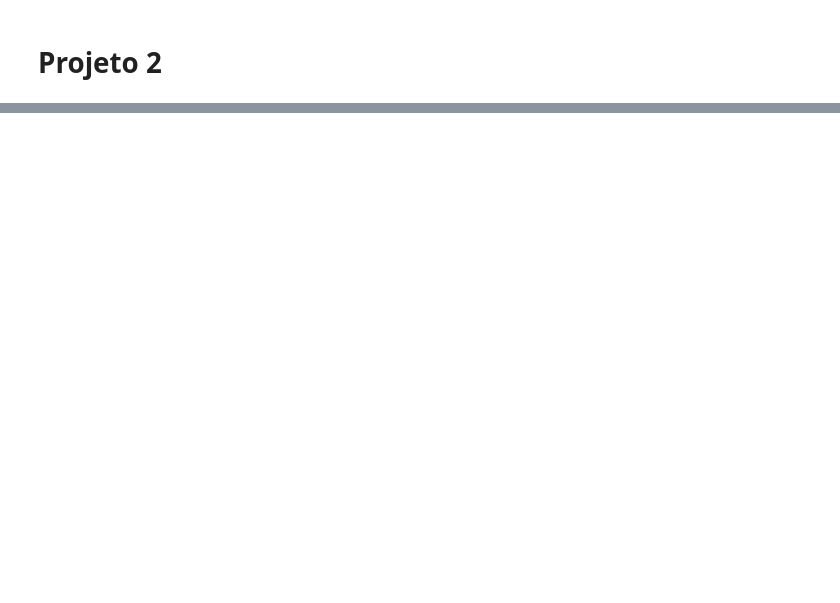
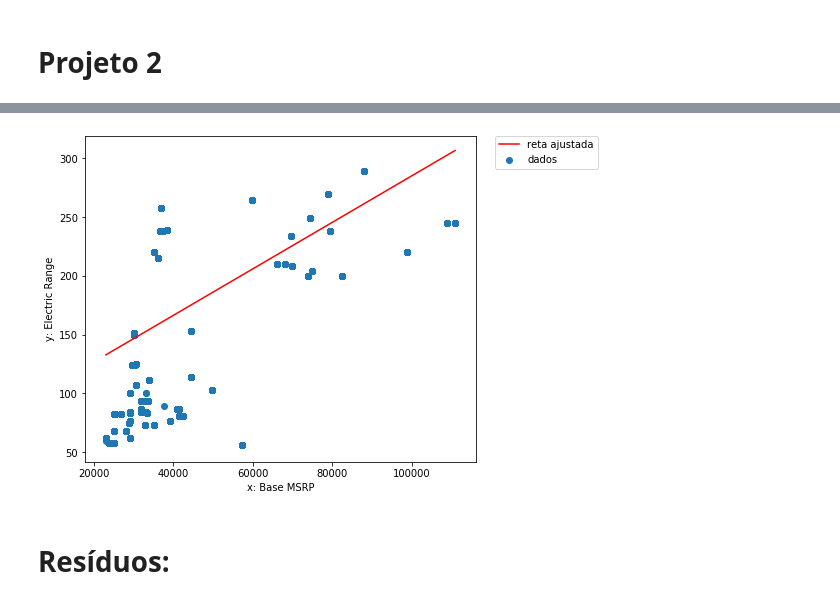
Before and after one commit to gustavopc3/P2-CD20-2, a Jupyter notebook: P2-CD20-2.ipynb, the cells around one changed output, grey strips where cells are left out. Cells and saved outputs as stored; diff of their text form; code cells hidden in the pictures; blank space fills up the shorter version.

```diff
--- a/P2-CD20-2.ipynb
+++ b/P2-CD20-2.ipynb
@@ -31,0 +207,10 @@ FileNotFoundError: [Errno 2] File b'netflix_titles.csv' does not exist: b'netfli
+# %%
+# ESCREVA SEU CÓDIGO AQUI
+x_dados = carros_eletricos['Base MSRP'] # Definindo renda como explicativa
+y_dados = carros_eletricos['Electric Range']    # Definindo CO2 como resposta
+
+#
+x_barra = x_dados.mean()
+y_barra = y_dados.mean()
+
+x_dados - x_barra
@@ -31,0 +236,11 @@ FileNotFoundError: [Errno 2] File b'netflix_titles.csv' does not exist: b'netfli
+# %%
+Sxy = ((x_dados - x_barra)*(y_dados - y_barra)).sum()
+Sxx = ((x_dados - x_barra)**2).sum()
+
+b1 = Sxy/Sxx
+b0 = y_barra - b1*x_barra
+
+print(f'Coeficiente linear betaˆ0 = {b0:.5f}')
+print(f'Coeficiente angular betaˆ1 = {b1:.5f}')
+
+print(f'y^ = {b0:.5f} + {b1:.5f}x')
@@ -31,0 +261,15 @@ FileNotFoundError: [Errno 2] File b'netflix_titles.csv' does not exist: b'netfli
+# %%
+x_vec = np.linspace(x_dados.min(), x_dados.max(), 500)
+y_vec = b0 + b1*x_vec
+
+plt.figure(figsize=(7,6))
+plt.plot(x_vec,y_vec, color="r") # resultados da regressão
+plt.scatter(x_dados, y_dados); # dados
+plt.xlabel("x: Base MSRP")
+plt.ylabel("y: Electric Range")
+plt.legend(('reta ajustada','dados'), bbox_to_anchor=(1.05, 1), borderaxespad=0.)
+plt.show()
+# %% [output]
+[figure, added]
+# %% [markdown]
+# Resíduos:
```
Also changed, not shown: parts of 59 cells of this notebook.
